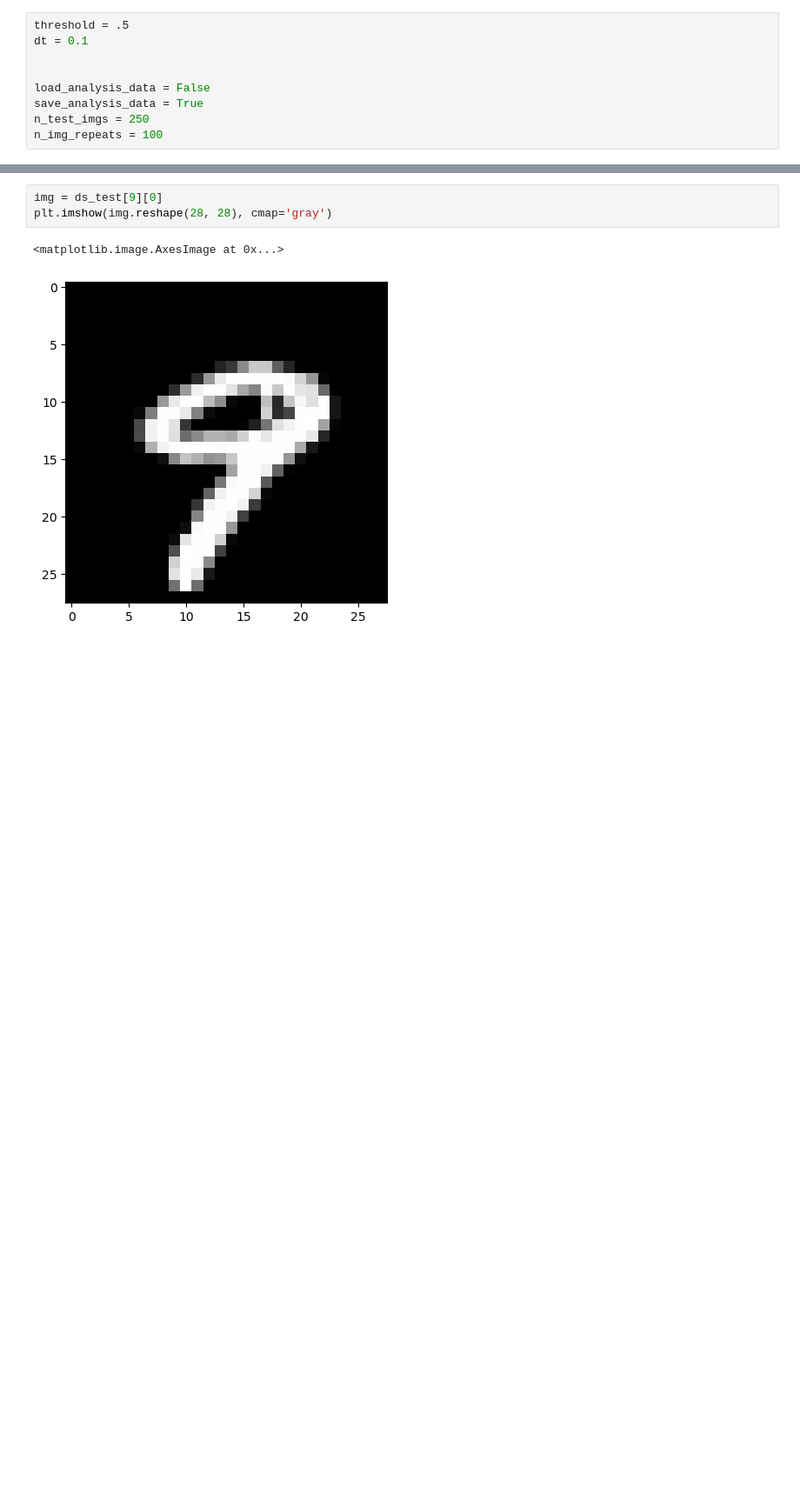
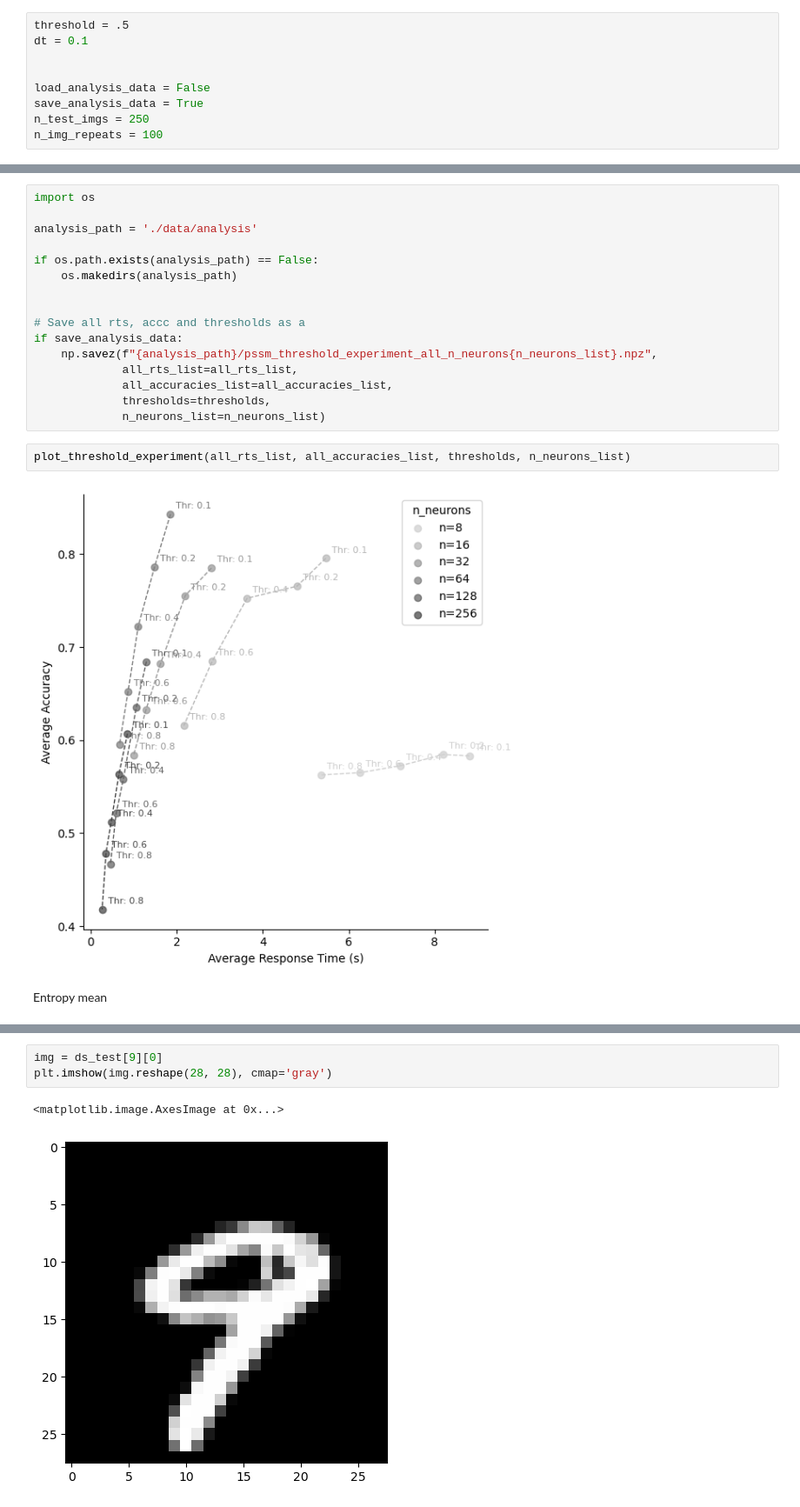
Before and after one commit to hayden-johnson/poisson-ssm, a Jupyter notebook: pssm.ipynb, the cells around one changed output, grey strips where cells are left out. Shown at 87% size. Saved outputs shown, nothing was run; the diff lists cells and outputs as text; blank space fills up the shorter version.

```diff
--- a/pssm.ipynb
+++ b/pssm.ipynb
@@ -320,0 +604,22 @@ KeyboardInterrupt:
+# %%
+import os
+
+analysis_path = './data/analysis'
+
+if os.path.exists(analysis_path) == False:
+    os.makedirs(analysis_path)
+
+
+# Save all rts, accc and thresholds as a
+if save_analysis_data:
+    np.savez(f"{analysis_path}/pssm_threshold_experiment_all_n_neurons{n_neurons_list}.npz",
+             all_rts_list=all_rts_list,
+             all_accuracies_list=all_accuracies_list,
+             thresholds=thresholds,
+             n_neurons_list=n_neurons_list)
+# %%
+plot_threshold_experiment(all_rts_list, all_accuracies_list, thresholds, n_neurons_list)
+# %% [output]
+[figure, added]
+# %% [markdown]
+Entropy mean
```
Also changed, not shown: parts of 14 cells of this notebook, 20 other files.
